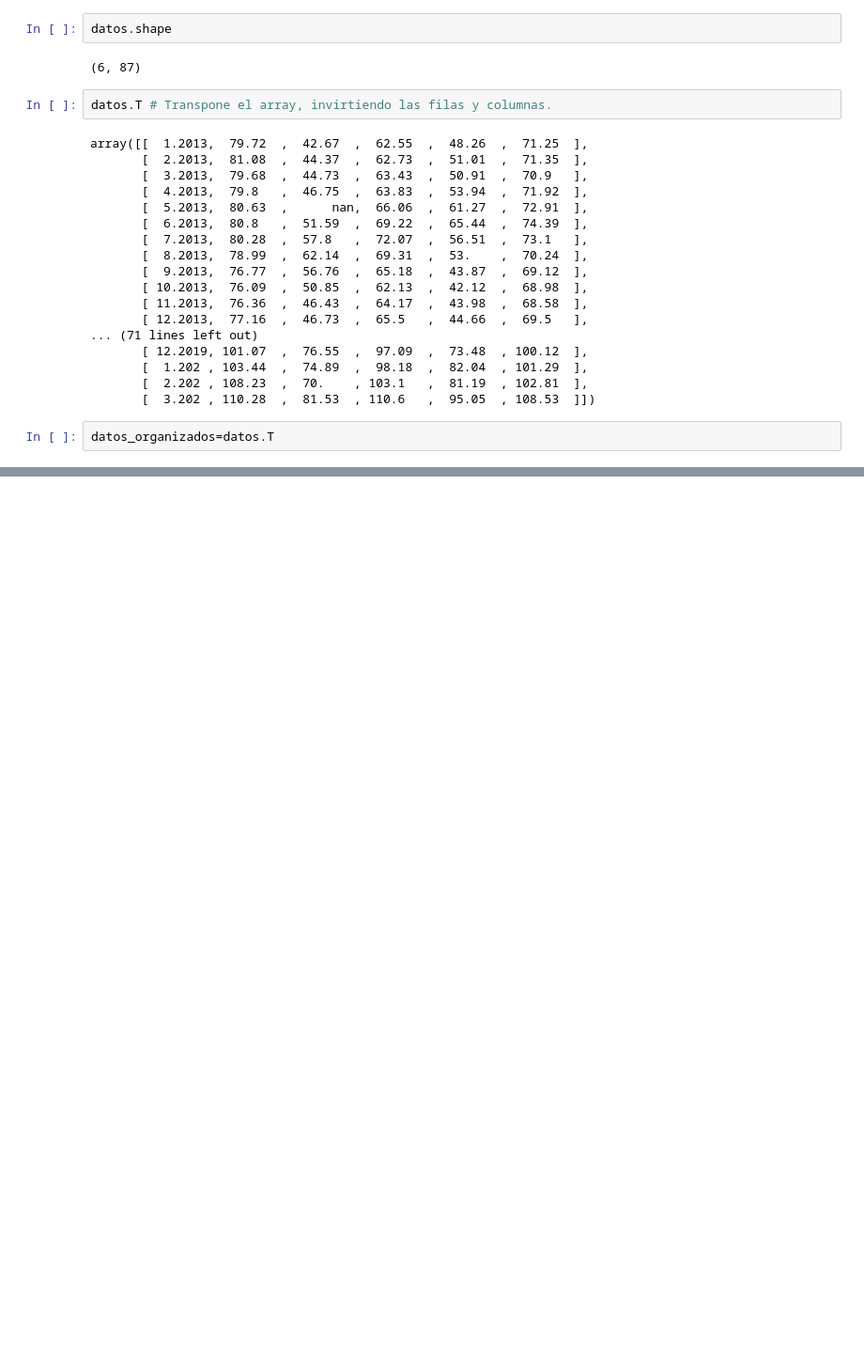
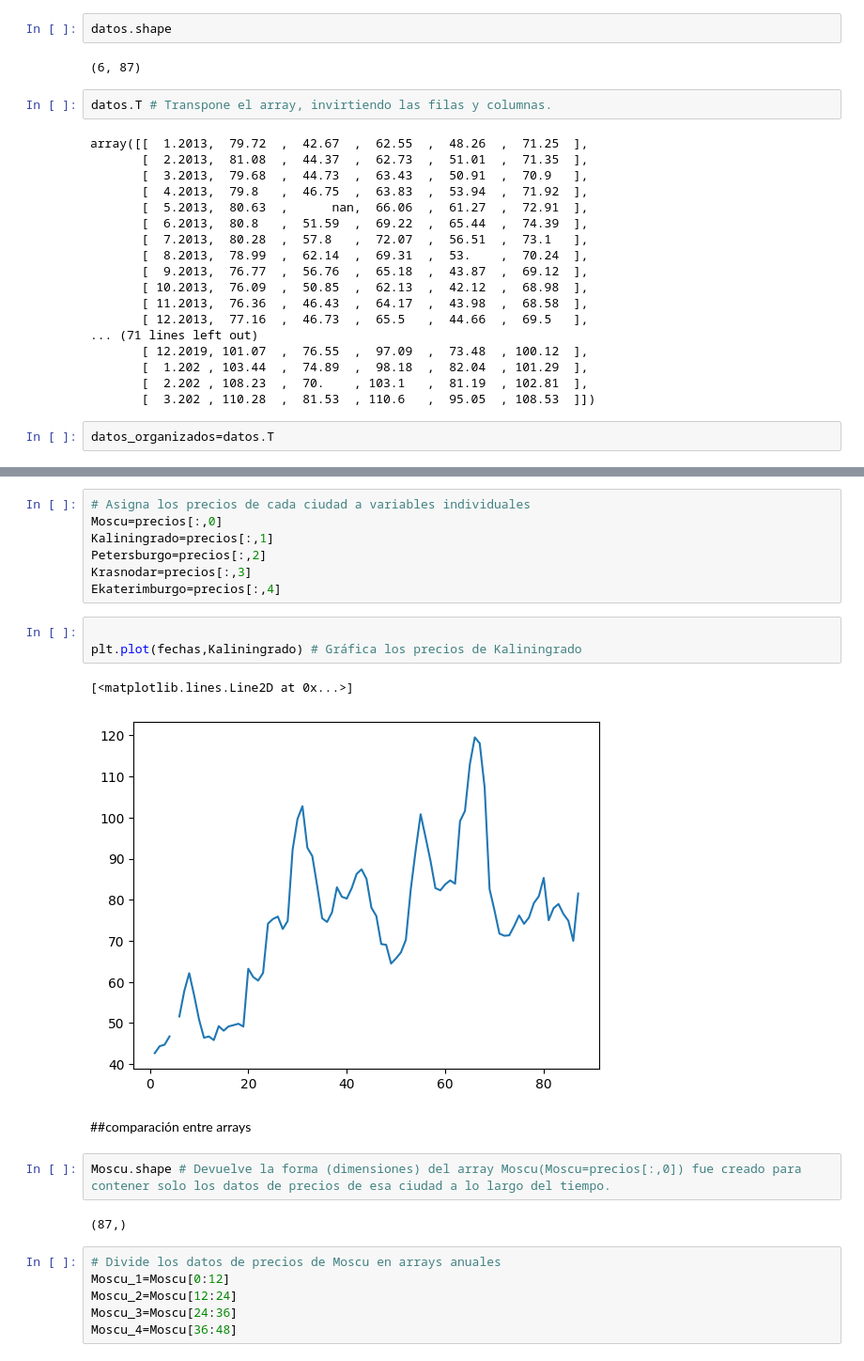
Before and after one commit to Harold-dev-code/numpy_alura, a Jupyter notebook: Numpy.ipynb, the cells around one changed output, grey strips where cells are left out. Shown at 94% size. Cells and saved outputs as stored; diff of their text form; blank space fills up the shorter version.

```diff
--- a/Numpy.ipynb
+++ b/Numpy.ipynb
@@ -141,0 +201,25 @@ datos_organizados=datos.T
+# %%
+# Asigna los precios de cada ciudad a variables individuales
+Moscu=precios[:,0]
+Kaliningrado=precios[:,1]
+Petersburgo=precios[:,2]
+Krasnodar=precios[:,3]
+Ekaterimburgo=precios[:,4]
+# %%
+
+plt.plot(fechas,Kaliningrado) # Gráfica los precios de Kaliningrado
+# %% [output]
+[<matplotlib.lines.Line2D at 0x...>]
+[figure, added]
+# %% [markdown]
+##comparación entre arrays
+# %%
+Moscu.shape # Devuelve la forma (dimensiones) del array Moscu(Moscu=precios[:,0]) fue creado para contener solo los datos de precios de esa ciudad a lo largo del tiempo.
+# %% [output]
+(87,)
+# %%
+# Divide los datos de precios de Moscu en arrays anuales
+Moscu_1=Moscu[0:12]
+Moscu_2=Moscu[12:24]
+Moscu_3=Moscu[24:36]
+Moscu_4=Moscu[36:48]
```
Also changed, not shown: parts of 10 cells of this notebook.
